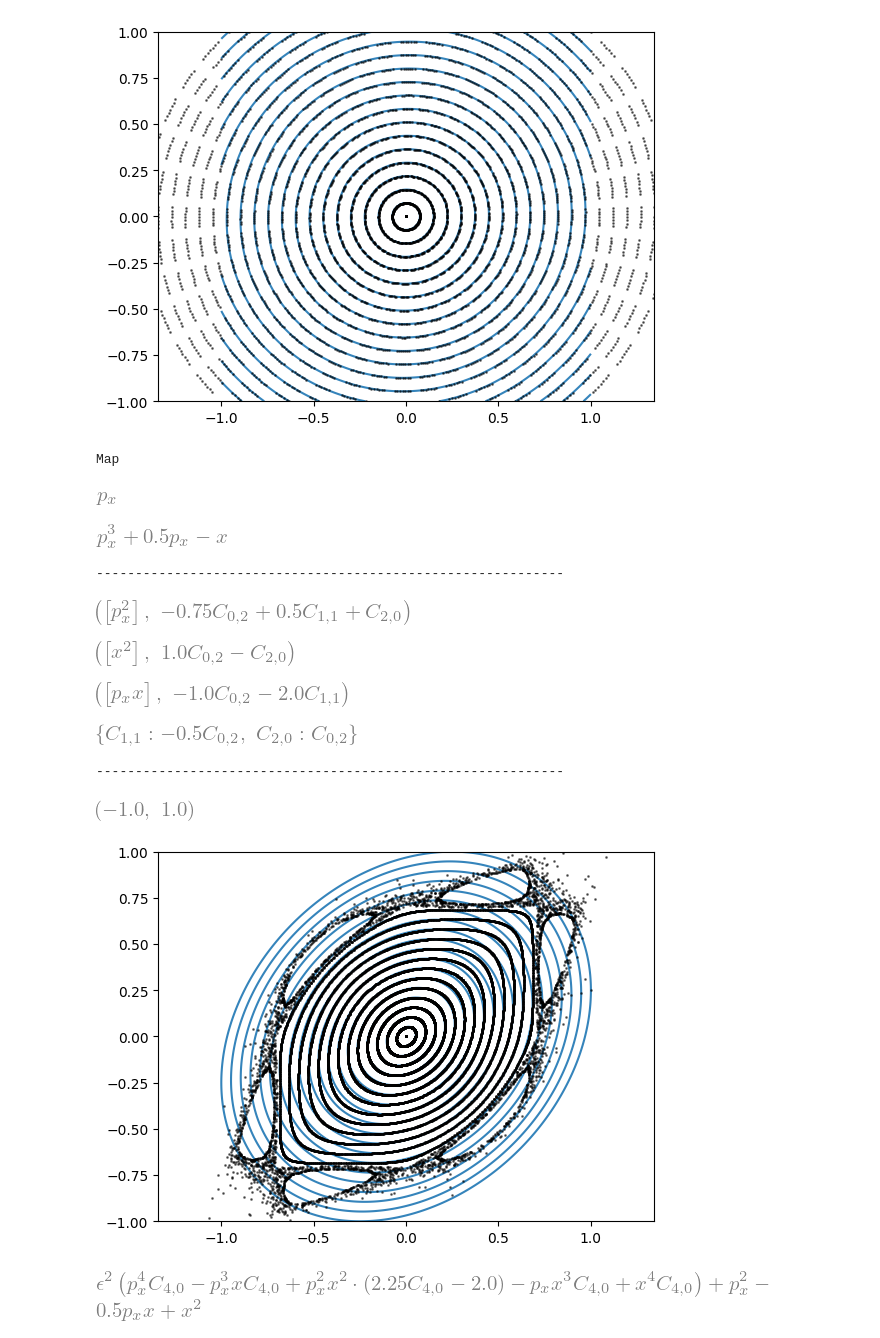
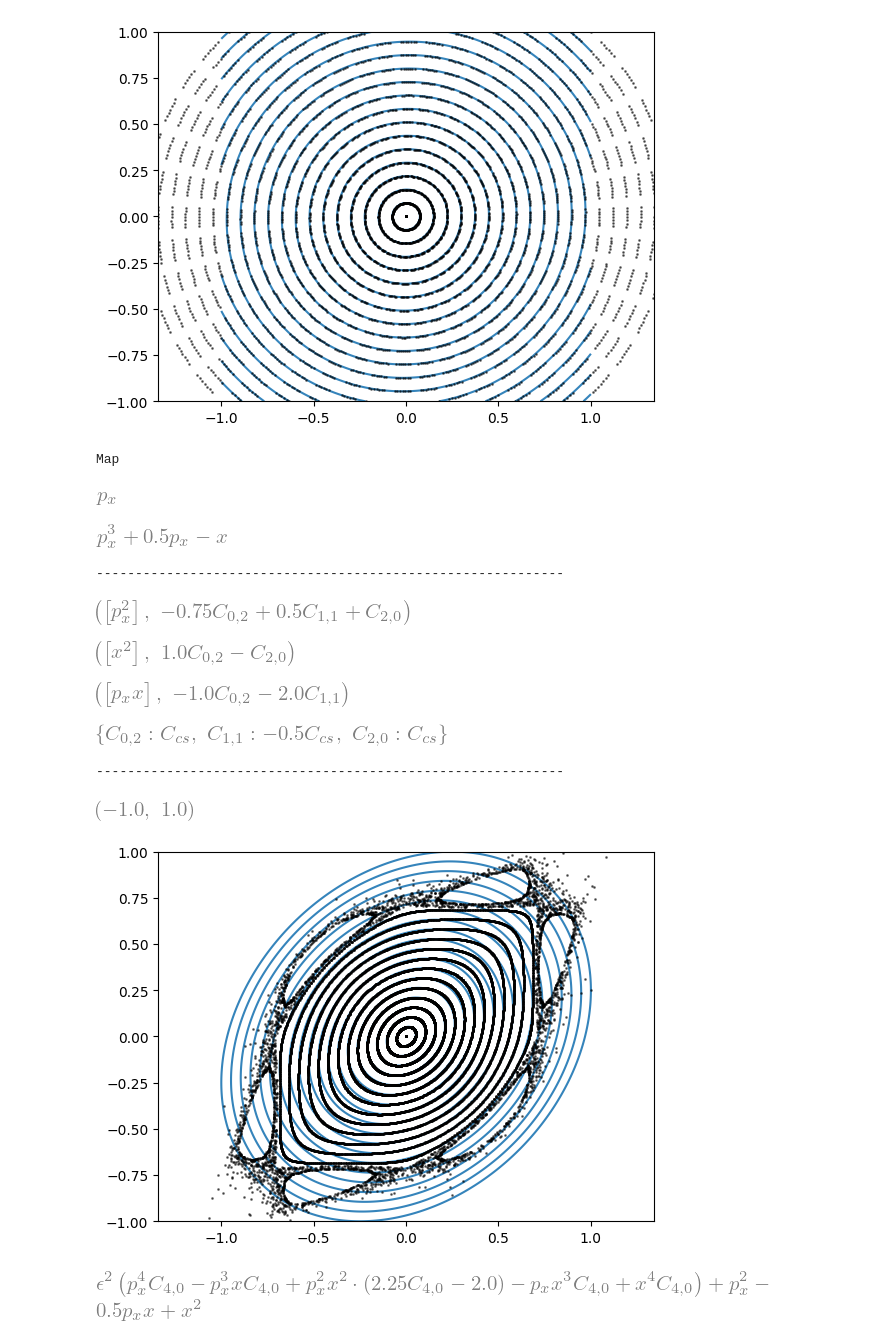
Before and after one commit to pbelange/McMillan, a Jupyter notebook: Machines/racetrack/tmp_Tim_discussion.ipynb, the cells around one changed output. Cells and saved outputs as stored; diff of their text form; code cells hidden in the pictures.

```diff
--- a/Machines/racetrack/tmp_Tim_discussion.ipynb
+++ b/Machines/racetrack/tmp_Tim_discussion.ipynb
@@ -17,6 +17,10 @@ class Map1D():
         self.q_map,self.p_map  = q_map,p_map
         self.jacobian          = sp.Matrix([[self.q_map.diff(self.q),self.q_map.diff(self.p)],
                                             [self.p_map.diff(self.q),self.p_map.diff(self.p)]])
+
+
+        # Flouquet-coordinates
+
         #-----------------------
 
         # Numerical Iteration
@@ -88,7 +92,7 @@ class Map1D():
                         self.p:self.truncate(self.p_eps,order+1)},simultaneous=True) - K).expand()
 
 
-    def solve_C(self,order,verbose=False,auto_update=True):
+    def solve_C(self,order,verbose=False,auto_update=True,ignore_symplecticity=False):
 
 
         to_cancel = self.residue(order).as_coefficients_dict(self.eps)[self.eps**order]
@@ -97,7 +101,8 @@ class Map1D():
 
         if order == 0:
             # Check that the map is symplectic (or close enough)
-            assert np.isclose(np.float64(self.jacobian.det()-1),0, rtol=1e-9,atol=1e-9), 'Map is not symplectic'
+            if not ignore_symplecticity:
+                assert np.isclose(np.float64(self.jacobian.det().simplify()-1),0, rtol=1e-9,atol=1e-9), 'Map is not symplectic'
 
             # Analytic solution for K0 to enforce symplecticity
             _coeff_q = self.q_eps.expand().as_coefficients_dict(self.q,self.p)
@@ -539,36 +825,36 @@ a = 0.5
 xp  =  px
 pxp =  -x +a*px + px**3
 
 #=========================
 
 print('Map')
 display(xp,pxp)
 
-test = Invariant(xp,pxp,x,px)
+test = Map1D(xp,pxp,x,px)
 test.solve_C(0,verbose=True)
 
 plt.figure()
 
 x_points = np.linspace(0,1,20)
 px_points = 0.25*np.linspace(0,1,20)
 
-plot_invariant(test.K0.subs({test.C[0,2]:1}),test.q,test.p,eval_at=[x_points,px_points],colors='C0',alpha=0.9)
+plot_invariant(test.K0.subs({test.C_cs:1}),test.q,test.p,eval_at=[x_points,px_points],colors='C0',alpha=0.9)
 for part_x,part_px in zip(x_points,px_points):
     _x,_px =  test.iterate(part_x,part_px,2000)
     plt.plot(_x,_px,'o',color='k',alpha=0.5,ms=1,label='space')
 
 plt.axis('equal')
 plt.xlim(-1,1)
 plt.ylim(-1,1)
 # %% [output]
 Map
 [figure]
 [figure]
 ------------------------------------------------------------
 [figure]
 [figure]
 [figure]
-[figure, old version]
+[figure, new version]
 ------------------------------------------------------------
 [figure]
 [figure]
```
Also changed, not shown: parts of 37 cells of this notebook, 3 other files.
